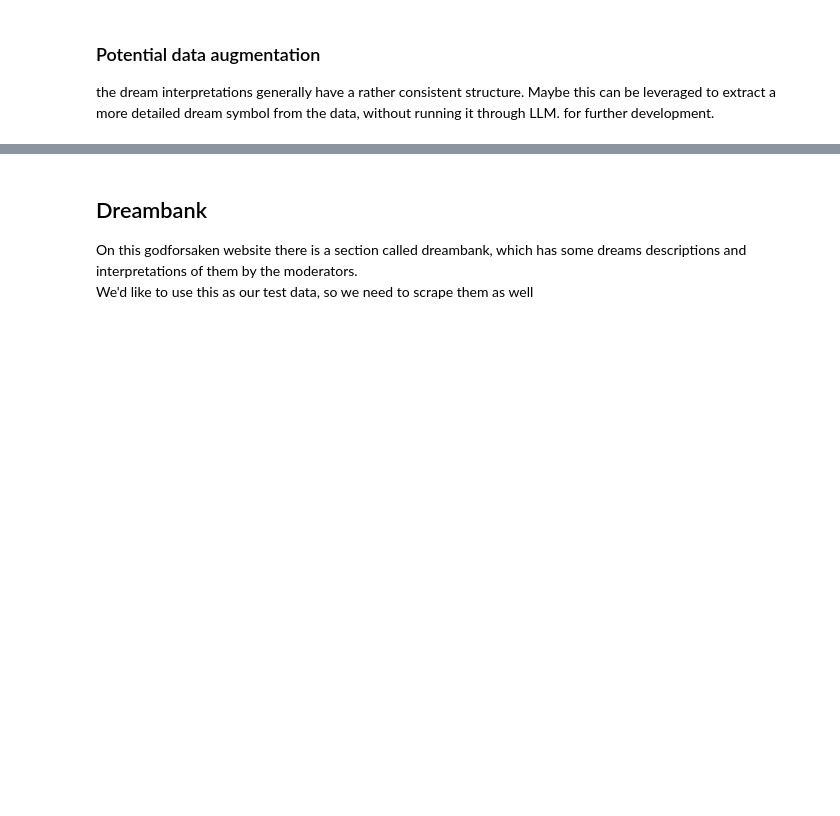
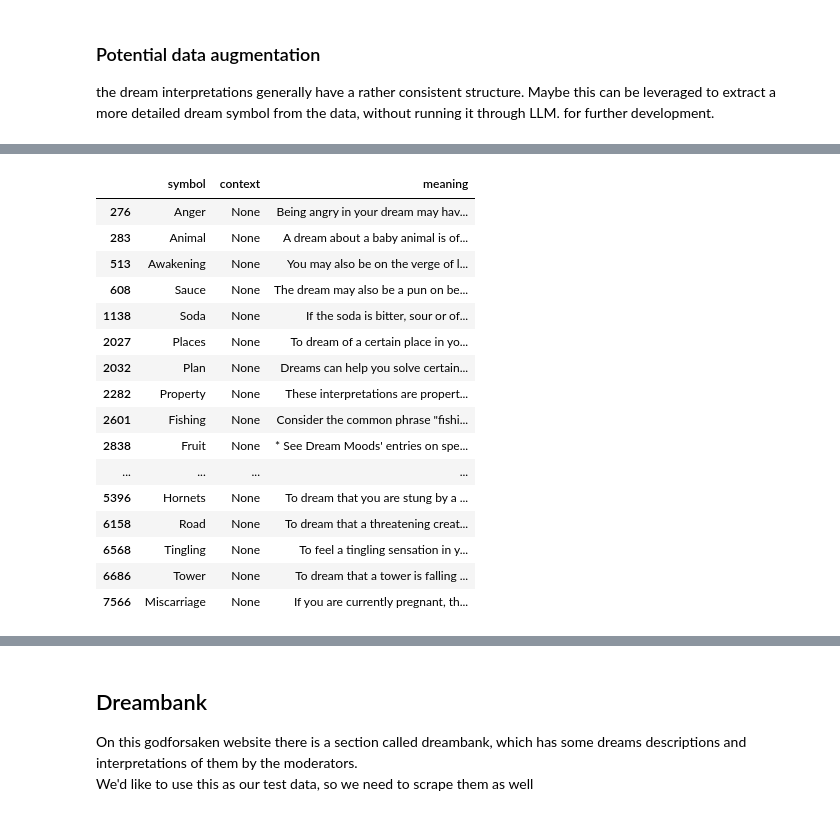
Before and after one commit to Barack-Samuni/Dream-Interpreter, a Jupyter notebook: Scraping.ipynb, the cells around one changed output, grey strips where cells are left out. Drawn from its saved outputs; the diff is of its cells as text; code cells hidden in the pictures; blank space fills up the shorter version.

```diff
--- a/Scraping.ipynb
+++ b/Scraping.ipynb
@@ -330,0 +378,50 @@ the dream interpretations generally have a rather consistent structure. Maybe th
+# %%
+# potential regex to split symbol and meaning
+
+expr = "((?:suggest|represent|symbolize|indicate|mean|denote|forewarn|highlight|reflect|foretell|impl|signif)(?:y|ies|s|ze)?)"
+
+expr2 = """
+((?:analogous
+refers to
+refer to
+points to
+relates to
+analogous to
+
+is a
+is a sign that
+is a sign of
+is symbolic of
+indicative of
+
+then you
+then it
+then the
+
+a warning
+may just be
+may be)\s)
+""".strip("\n").replace("\n\n","|").replace("\n","|")
+
+print(expr)
+print(expr2)
+
+def custom_split(x):
+    incoming = x["interp"]
+
+    if "#Ref" in incoming:
+        return incoming, incoming
+    res = re.split(expr, incoming, maxsplit=1)
+    if len(res) == 1:
+        res = re.split(expr2, incoming, maxsplit=1)
+        if(len(res) == 1):
+            return None, incoming
+
+    return res[0], "".join(res[1:])
+
+
+dataset[["context","meaning"]] = dataset.apply(custom_split, result_type='expand', axis=1)
+dataset["context_len"] = dataset.context.str.len()
+smol = dataset[["symbol", "context","meaning"]][dataset.context.isna()]
+smol
+# %% [output]
@@ -330,0 +430,17 @@ the dream interpretations generally have a rather consistent structure. Maybe th
+|  | symbol | context | meaning |
+| 276 | Anger | None | Being angry in your dream may hav... |
+| 283 | Animal | None | A dream about a baby animal is of... |
+| 513 | Awakening | None | You may also be on the verge of l... |
+| 608 | Sauce | None | The dream may also be a pun on be... |
+| 1138 | Soda | None | If the soda is bitter, sour or of... |
+| 2027 | Places | None | To dream of a certain place in yo... |
+| 2032 | Plan | None | Dreams can help you solve certain... |
+| 2282 | Property | None | These interpretations are propert... |
+| 2601 | Fishing | None | Consider the common phrase "fishi... |
+| 2838 | Fruit | None | * See Dream Moods' entries on spe... |
+| ... | ... | ... | ... |
+| 5396 | Hornets | None | To dream that you are stung by a ... |
+| 6158 | Road | None | To dream that a threatening creat... |
+| 6568 | Tingling | None | To feel a tingling sensation in y... |
+| 6686 | Tower | None | To dream that a tower is falling ... |
+| 7566 | Miscarriage | None | If you are currently pregnant, th... |
```
Also changed, not shown: parts of 16 cells of this notebook.
